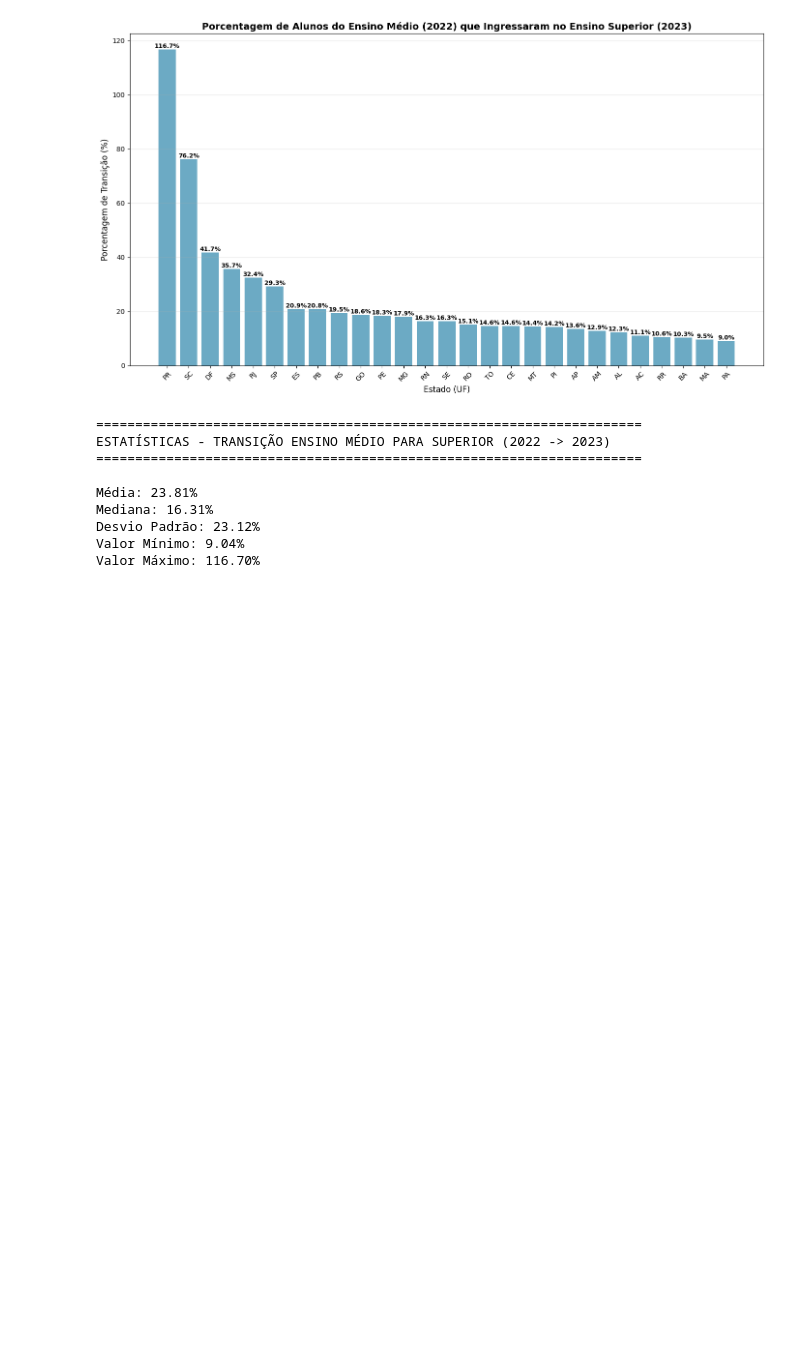
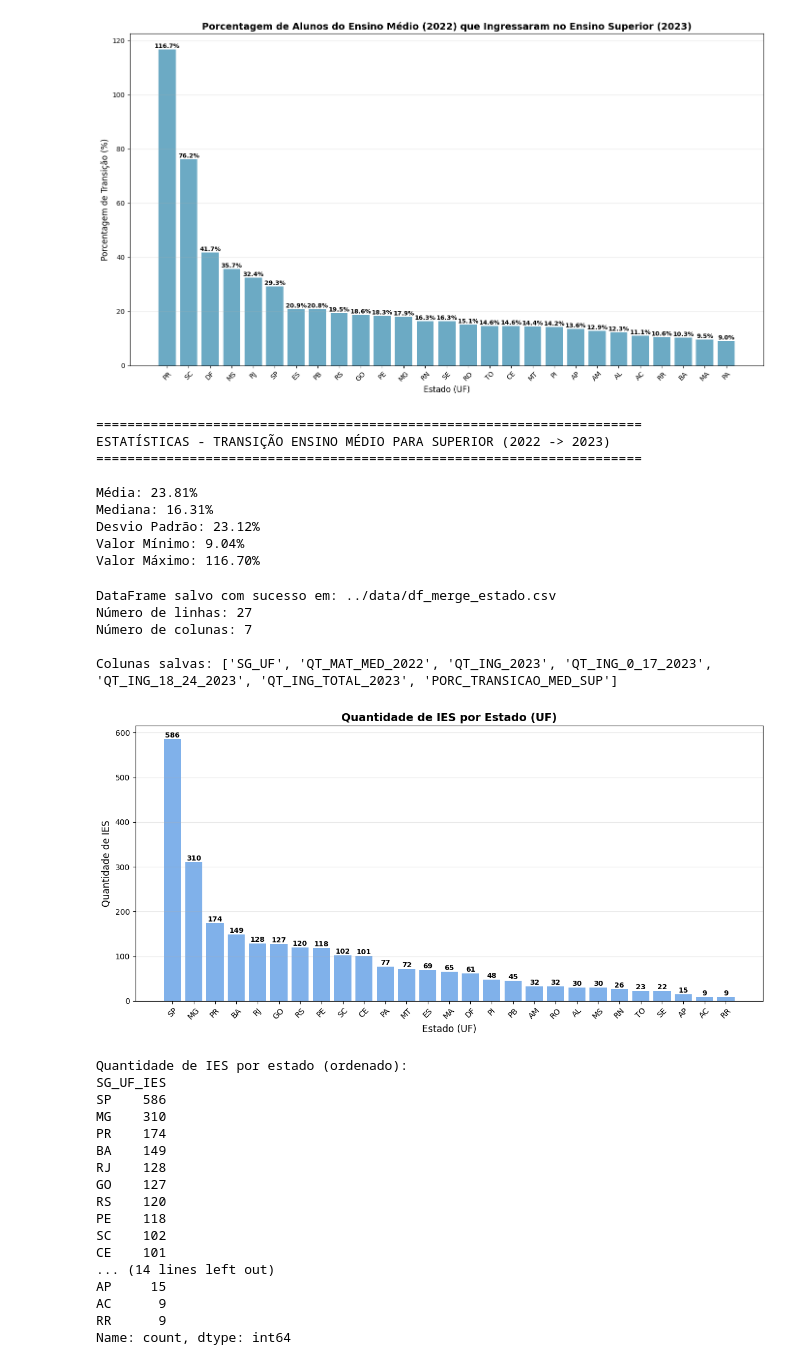
Before and after one commit to leandroguarino/projeto_ia_censo_escolar, a Jupyter notebook: notebooks/06_leitura_csv_ies_2022_2023.ipynb, the cells around one changed output. Cells and saved outputs as stored; diff of their text form; code cells hidden in the pictures; blank space fills up the shorter version.

```diff
--- a/notebooks/06_leitura_csv_ies.ipynb
+++ b/notebooks/06_leitura_csv_ies_2022_2023.ipynb
@@ -562,3 +562,59 @@ Mediana: 16.31%
 Desvio Padrão: 23.12%
 Valor Mínimo: 9.04%
 Valor Máximo: 116.70%
+# %%
+# Salvar df_merge_estado em arquivo CSV
+caminho_saida = '../data/df_merge_estado.csv'
+df_merge_estado.to_csv(caminho_saida, index=False, encoding='utf-8')
+
+print(f"DataFrame salvo com sucesso em: {caminho_saida}")
+print(f"Número de linhas: {len(df_merge_estado)}")
+print(f"Número de colunas: {len(df_merge_estado.columns)}")
+print(f"\nColunas salvas: {df_merge_estado.columns.tolist()}")
+# %% [output]
+DataFrame salvo com sucesso em: ../data/df_merge_estado.csv
+Número de linhas: 27
+Número de colunas: 7
+
+Colunas salvas: ['SG_UF', 'QT_MAT_MED_2022', 'QT_ING_2023', 'QT_ING_0_17_2023', 'QT_ING_18_24_2023', 'QT_ING_TOTAL_2023', 'PORC_TRANSICAO_MED_SUP']
+# %%
+# Gráfico: Quantidade de IES por estado (ordenado do maior para o menor)
+plt.figure(figsize=(12, 6))
+bars = plt.bar(ies_por_uf.index, ies_por_uf.values, color='#4A90E2', alpha=0.7)
+plt.title('Quantidade de IES por Estado (UF)', fontsize=14, fontweight='bold')
+plt.xlabel('Estado (UF)', fontsize=12)
+plt.ylabel('Quantidade de IES', fontsize=12)
+plt.xticks(rotation=45)
+plt.grid(axis='y', alpha=0.3)
+
+# Adicionar labels em cada barra
+for bar in bars:
+    height = bar.get_height()
+    plt.text(bar.get_x() + bar.get_width()/2., height,
+             f'{int(height)}',
+             ha='center', va='bottom', fontsize=9, fontweight='bold')
+
+plt.tight_layout()
+plt.show()
+
+print("\nQuantidade de IES por estado (ordenado):")
+print(ies_por_uf)
+# %% [output]
+[figure, added]
+Quantidade de IES por estado (ordenado):
+SG_UF_IES
+SP    586
+MG    310
+PR    174
+BA    149
+RJ    128
+GO    127
+RS    120
+PE    118
+SC    102
+CE    101
+... (14 lines left out)
+AP     15
+AC      9
+RR      9
+Name: count, dtype: int64
```
Also changed, not shown: parts of 2 cells of this notebook, 1 other file.
